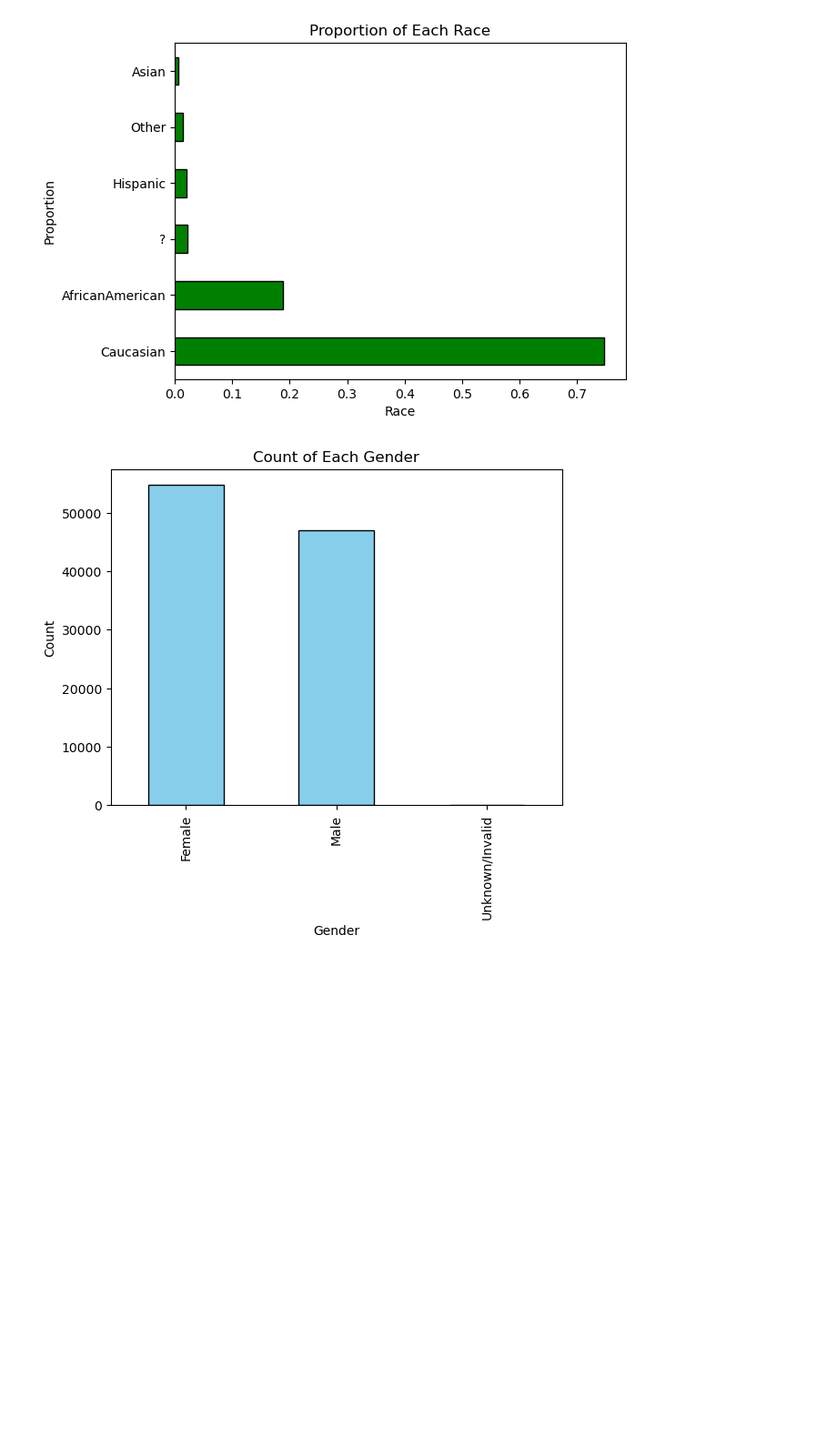
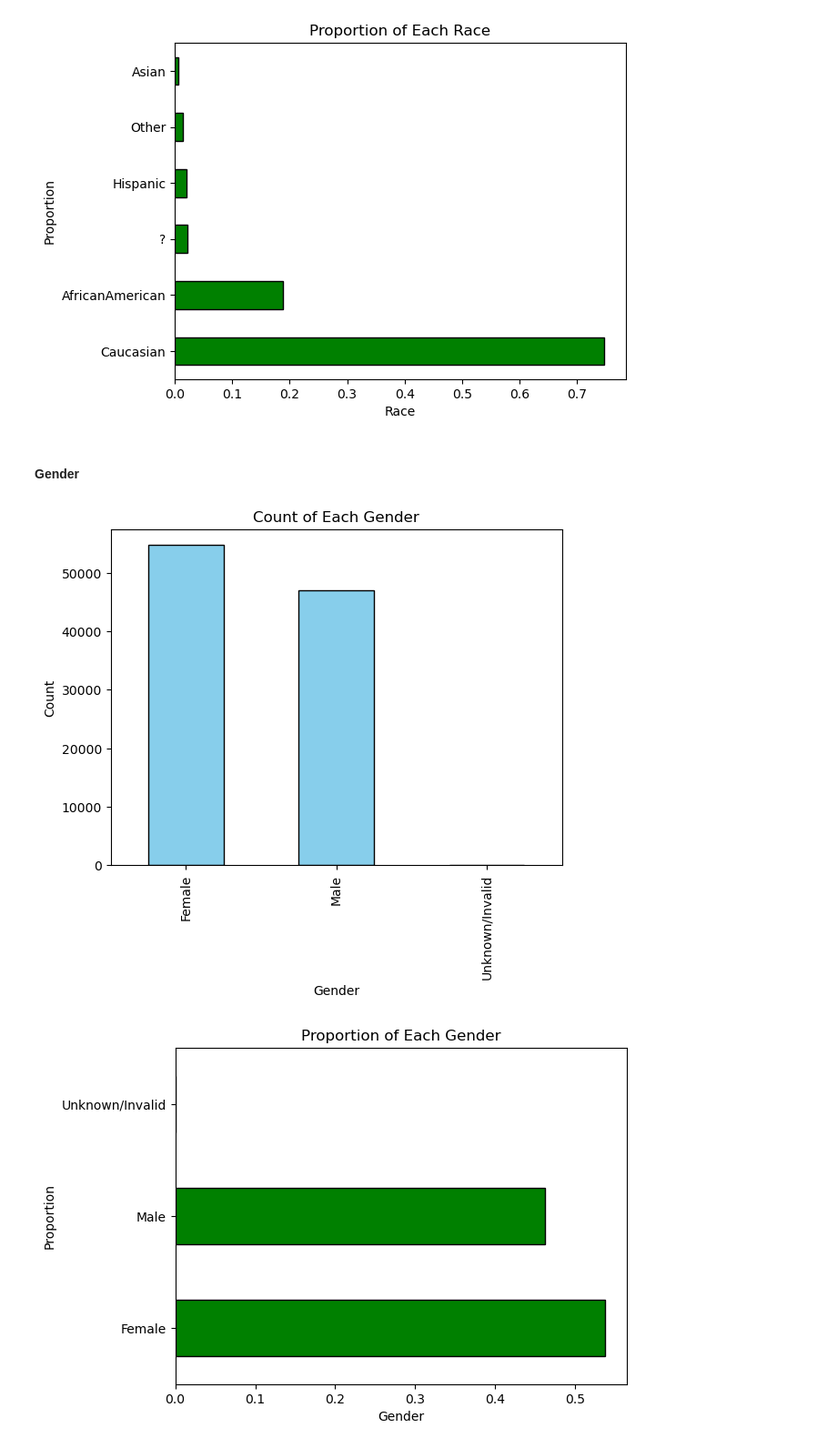
Before and after one commit to 474benchen/bias_aware_gridsearchCV, a Jupyter notebook: diabetes_example/eda_nb.ipynb, the cells around one changed output. Shown at 91% size. Saved outputs shown, nothing was run; the diff lists cells and outputs as text; code cells hidden in the pictures; blank space fills up the shorter version.

```diff
--- a/diabetes_example/eda_nb.ipynb
+++ b/diabetes_example/eda_nb.ipynb
@@ -74,19 +120,24 @@ plt.show()
 # %% [output]
 [figure]
 [figure]
+# %% [markdown]
+#### Gender
 # %%
-# Count the occurrences of each race
+# Bar chart of count of each gender within data
 race_counts = data['gender'].value_counts()
-
-# Plotting the bar chart
 race_counts.plot(kind='bar', color='skyblue', edgecolor='black')
-
-# Adding labels and title
 plt.xlabel('Gender')
 plt.ylabel('Count')
 plt.title('Count of Each Gender')
+plt.show()
 
-# Display the plot
+# Bar plot of proportions of each gender represented within the dataset
+race_prop = data['gender'].value_counts(normalize = True)
+race_prop.plot(kind='barh', color='green', edgecolor='black')
+plt.xlabel('Gender')
+plt.ylabel('Proportion')
+plt.title('Proportion of Each Gender')
 plt.show()
 # %% [output]
 [figure]
+[figure, added]
```
Also changed, not shown: parts of 12 cells of this notebook.
